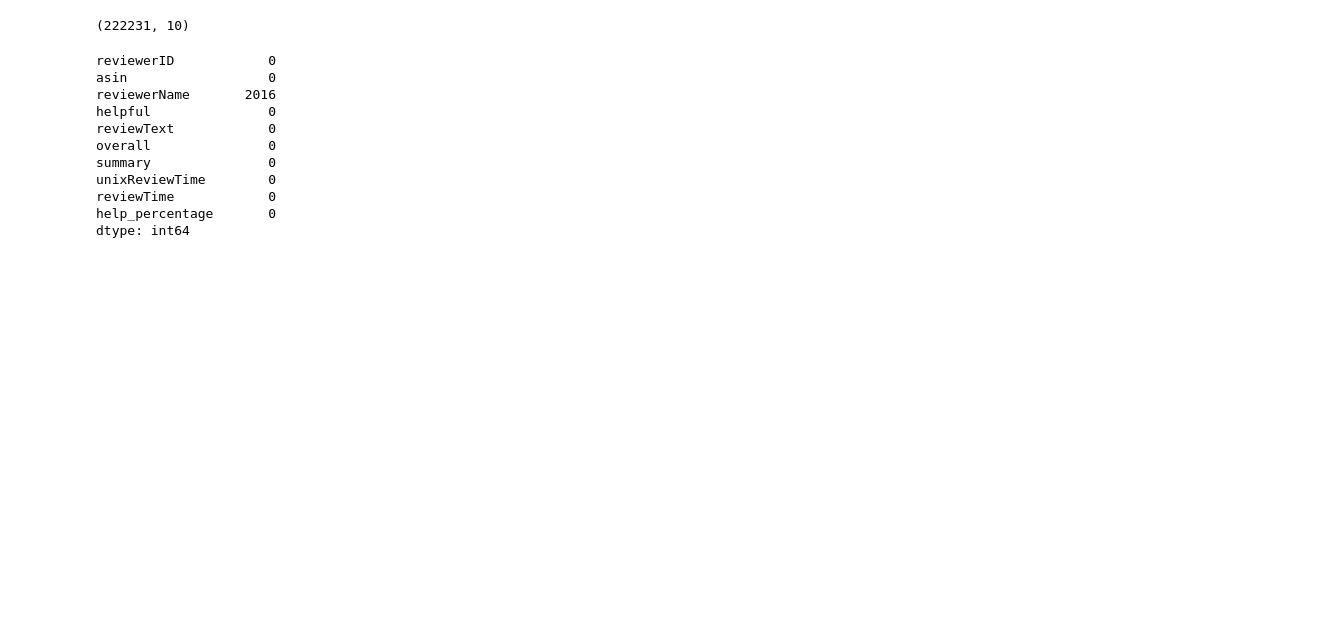
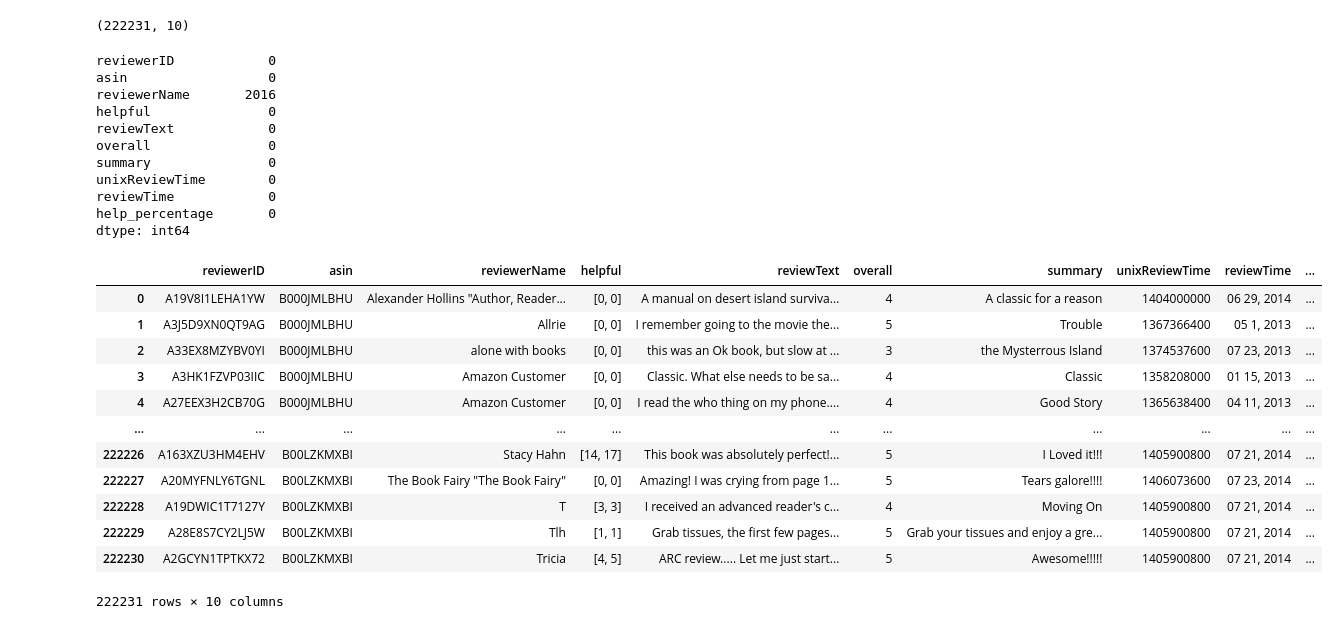
Before and after one commit to ManikantaGWUID/Review2Rec, a Jupyter notebook: preprocessing.ipynb, the cells around one changed output. Saved outputs shown, nothing was run; the diff lists cells and outputs as text; code cells hidden in the pictures; blank space fills up the shorter version.

```diff
--- a/preprocessing.ipynb
+++ b/preprocessing.ipynb
@@ -116,6 +116,22 @@ dtype: int64
 import unicodedata
 normalized_text = reviews_df_filtered['reviewText'].apply(lambda x: unicodedata.normalize('NFC', x))
 reviews_df_filtered['reviewText'] = normalized_text
+# %%
+reviews_df_filtered
+# %% [output]
+|  | reviewerID | asin | reviewerName | helpful | reviewText | overall | summary | unixReviewTime | reviewTime | ... |
+| 0 | A19V8I1LEHA1YW | B000JMLBHU | Alexander Hollins "Author, Reader... | [0, 0] | A manual on desert island surviva... | 4 | A classic for a reason | 1404000000 | 06 29, 2014 | ... |
+| 1 | A3J5D9XN0QT9AG | B000JMLBHU | Allrie | [0, 0] | I remember going to the movie the... | 5 | Trouble | 1367366400 | 05 1, 2013 | ... |
+| 2 | A33EX8MZYBV0YI | B000JMLBHU | alone with books | [0, 0] | this was an Ok book, but slow at ... | 3 | the Mysterrous Island | 1374537600 | 07 23, 2013 | ... |
+| 3 | A3HK1FZVP03IIC | B000JMLBHU | Amazon Customer | [0, 0] | Classic. What else needs to be sa... | 4 | Classic | 1358208000 | 01 15, 2013 | ... |
+| 4 | A27EEX3H2CB70G | B000JMLBHU | Amazon Customer | [0, 0] | I read the who thing on my phone.... | 4 | Good Story | 1365638400 | 04 11, 2013 | ... |
+| ... | ... | ... | ... | ... | ... | ... | ... | ... | ... | ... |
+| 222226 | A163XZU3HM4EHV | B00LZKMXBI | Stacy Hahn | [14, 17] | This book was absolutely perfect!... | 5 | I Loved it!!! | 1405900800 | 07 21, 2014 | ... |
+| 222227 | A20MYFNLY6TGNL | B00LZKMXBI | The Book Fairy "The Book Fairy" | [0, 0] | Amazing! I was crying from page 1... | 5 | Tears galore!!!! | 1406073600 | 07 23, 2014 | ... |
+| 222228 | A19DWIC1T7127Y | B00LZKMXBI | T | [3, 3] | I received an advanced reader's c... | 4 | Moving On | 1405900800 | 07 21, 2014 | ... |
+| 222229 | A28E8S7CY2LJ5W | B00LZKMXBI | Tlh | [1, 1] | Grab tissues, the first few pages... | 5 | Grab your tissues and enjoy a gre... | 1405900800 | 07 21, 2014 | ... |
+| 222230 | A2GCYN1TPTKX72 | B00LZKMXBI | Tricia | [4, 5] | ARC review..... Let me just start... | 5 | Awesome!!!!! | 1405900800 | 07 21, 2014 | ... |
+222231 rows × 10 columns
 # %%
 # Remove unwanted spaces,extra trailing and leading spaces,punctuations,full-stops,inverted commas,special characters
 import re
```
Also changed, not shown: parts of 16 cells of this notebook.
